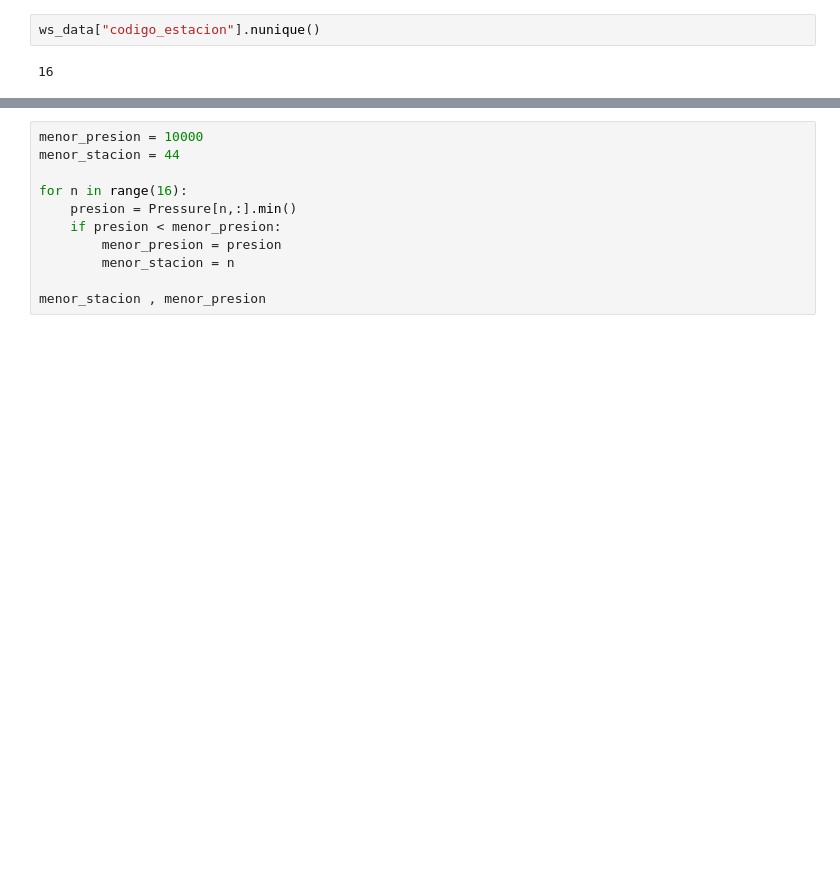
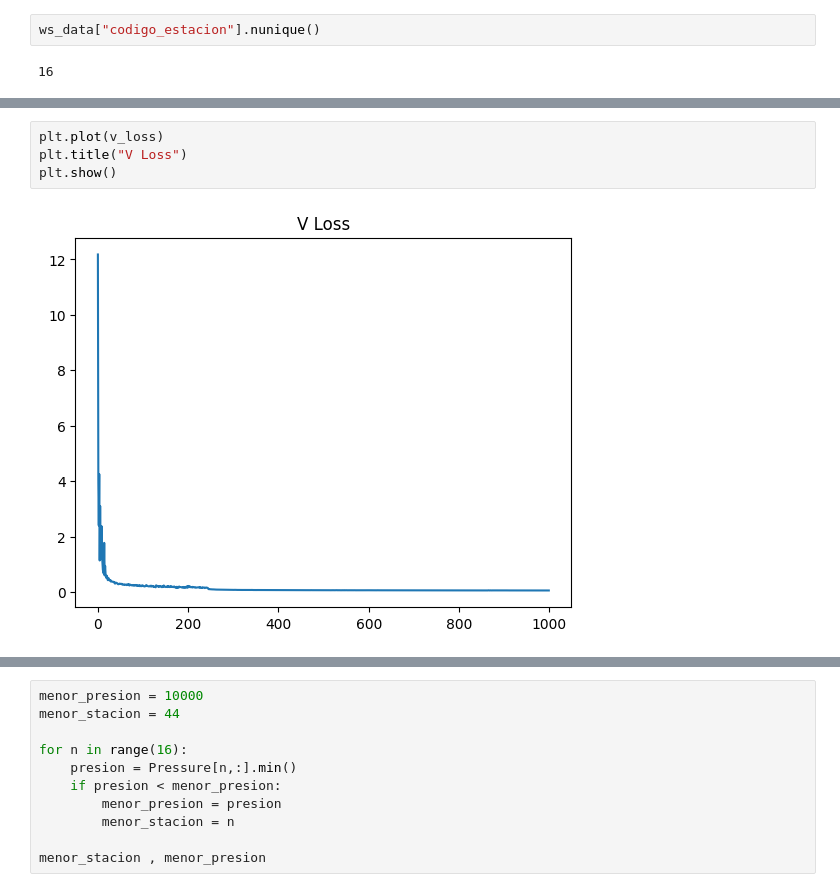
Before and after one commit to sagomeza1/pinns, a Jupyter notebook: cuadernos/exploracion.ipynb, the cells around one changed output, grey strips where cells are left out. Cells and saved outputs as stored; diff of their text form; blank space fills up the shorter version.

```diff
--- a/cuadernos/exploracion.ipynb
+++ b/cuadernos/exploracion.ipynb
@@ -595,0 +653,6 @@ sio.loadmat()
+# %%
+plt.plot(v_loss)
+plt.title("V Loss")
+plt.show()
+# %% [output]
+[figure, added]
```
Also changed, not shown: parts of 10 cells of this notebook, 3 other files.
